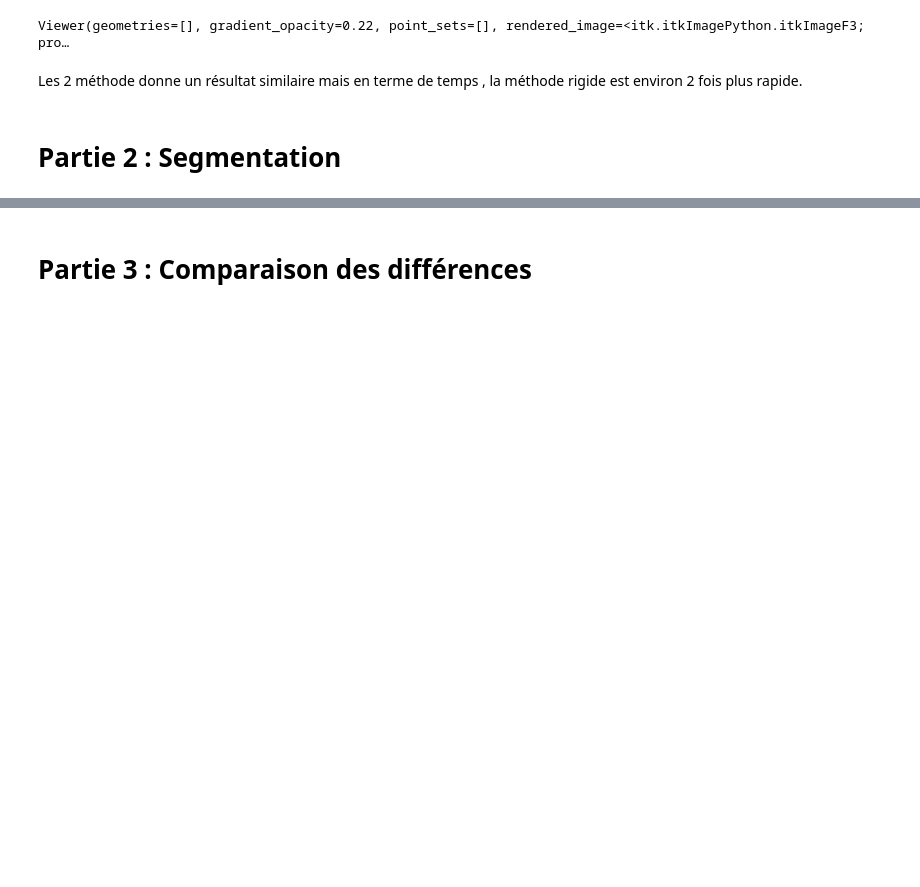
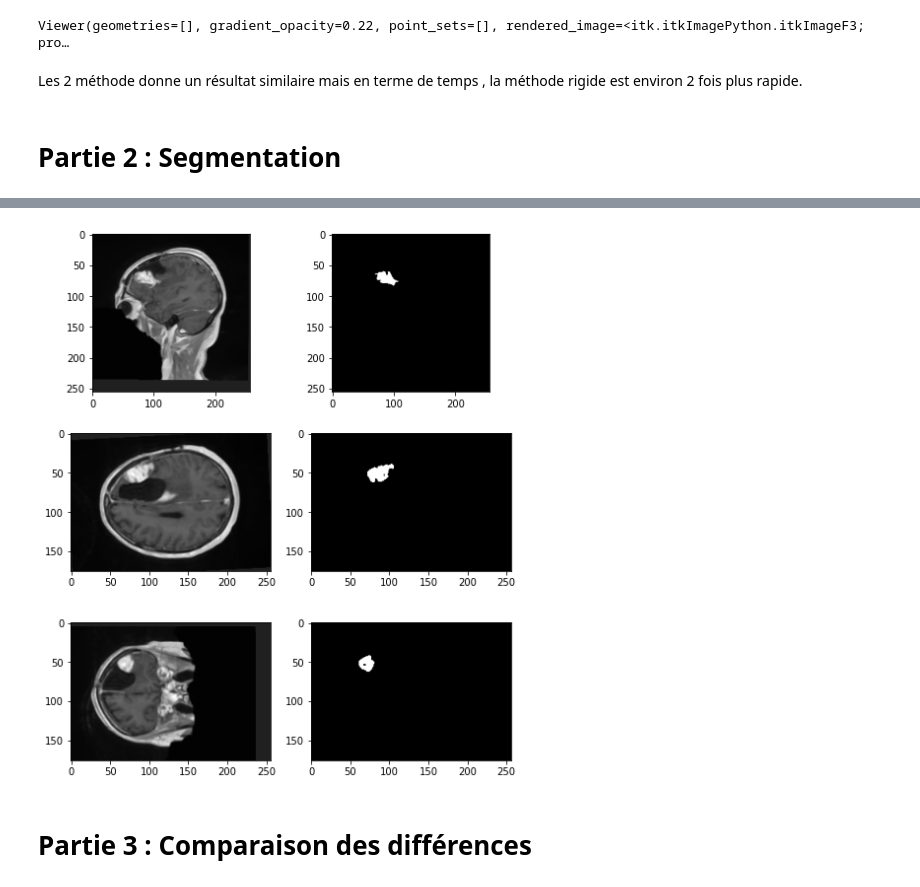
Before and after one commit to QuentinAM/VITK, a Jupyter notebook: notebook.ipynb, the cells around one changed output, grey strips where cells are left out. Saved outputs shown, nothing was run; the diff lists cells and outputs as text; code cells hidden in the pictures; blank space fills up the shorter version.

```diff
--- a/notebook.ipynb
+++ b/notebook.ipynb
@@ -257,0 +307,4 @@ Les 2 méthode donne un résultat similaire mais en terme de temps , la méthode
+# %%
+display_for_segmentation(images_2_resampled_smoothed, segmented_image_2, index)
+# %% [output]
+[figure, added]
```
Also changed, not shown: parts of 16 cells of this notebook.
